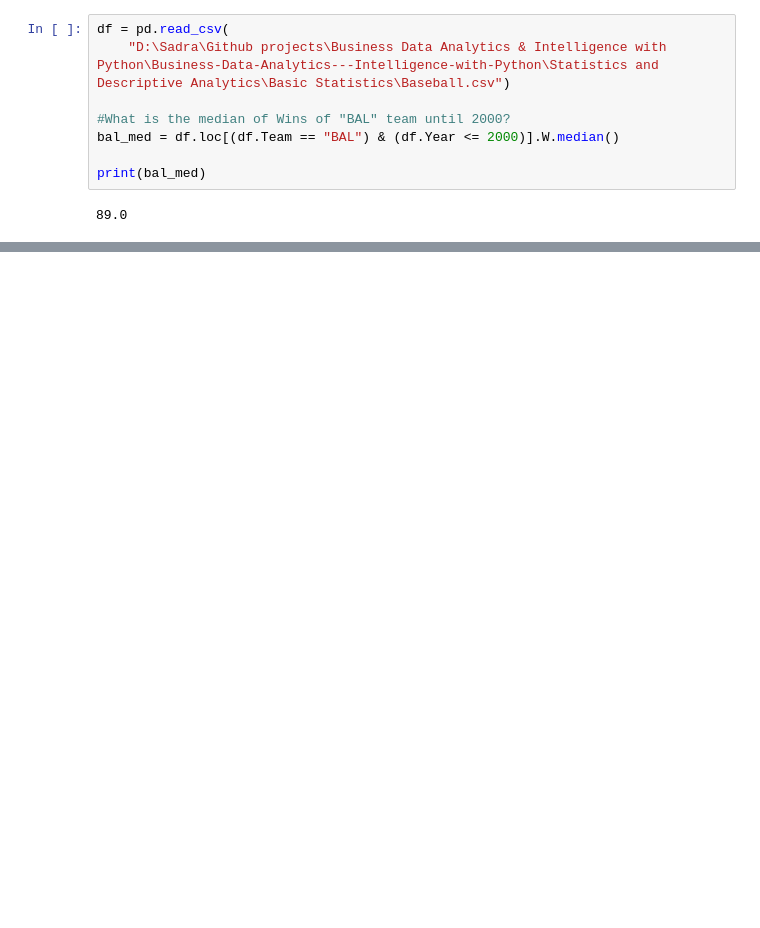
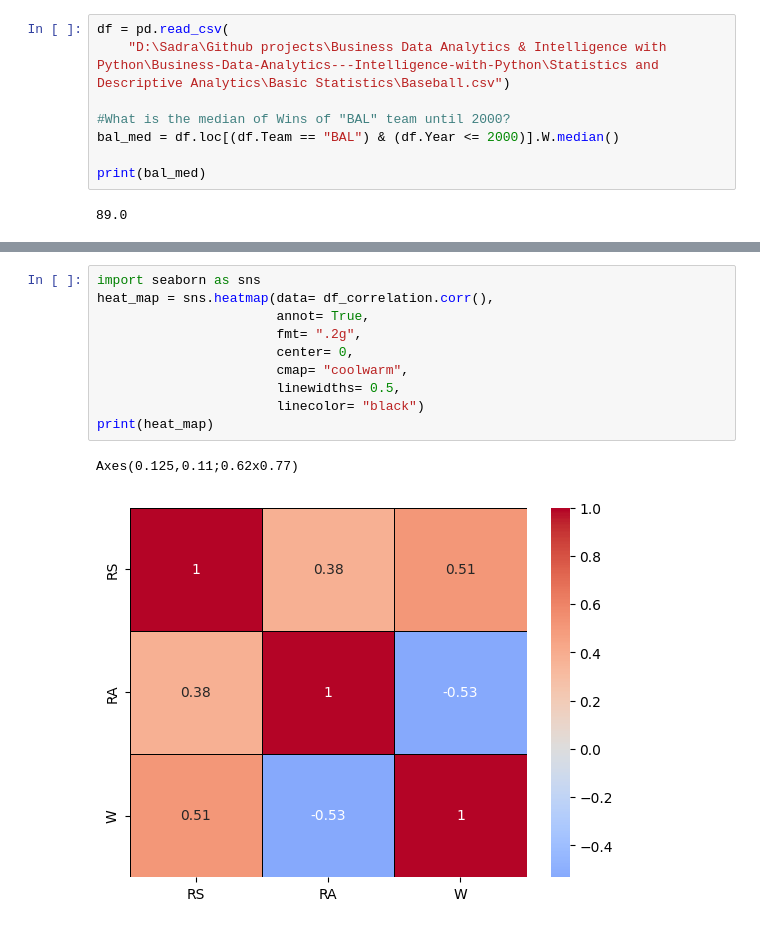
Before and after one commit to SadraAG84/Business-Data-Analytics---Intelligence-with-Python, a Jupyter notebook: Trainings/Section1.ipynb, the cells around one changed output, grey strips where cells are left out. Saved outputs shown, nothing was run; the diff lists cells and outputs as text; blank space fills up the shorter version.

```diff
--- a/Trainings/Section1.ipynb
+++ b/Trainings/Section1.ipynb
@@ -50,0 +110,13 @@ print(bal_med)
+# %%
+import seaborn as sns
+heat_map = sns.heatmap(data= df_correlation.corr(),
+                       annot= True,
+                       fmt= ".2g",
+                       center= 0,
+                       cmap= "coolwarm",
+                       linewidths= 0.5,
+                       linecolor= "black")
+print(heat_map)
+# %% [output]
+Axes(0.125,0.11;0.62x0.77)
+[figure, added]
```
Also changed, not shown: parts of 10 cells of this notebook.
